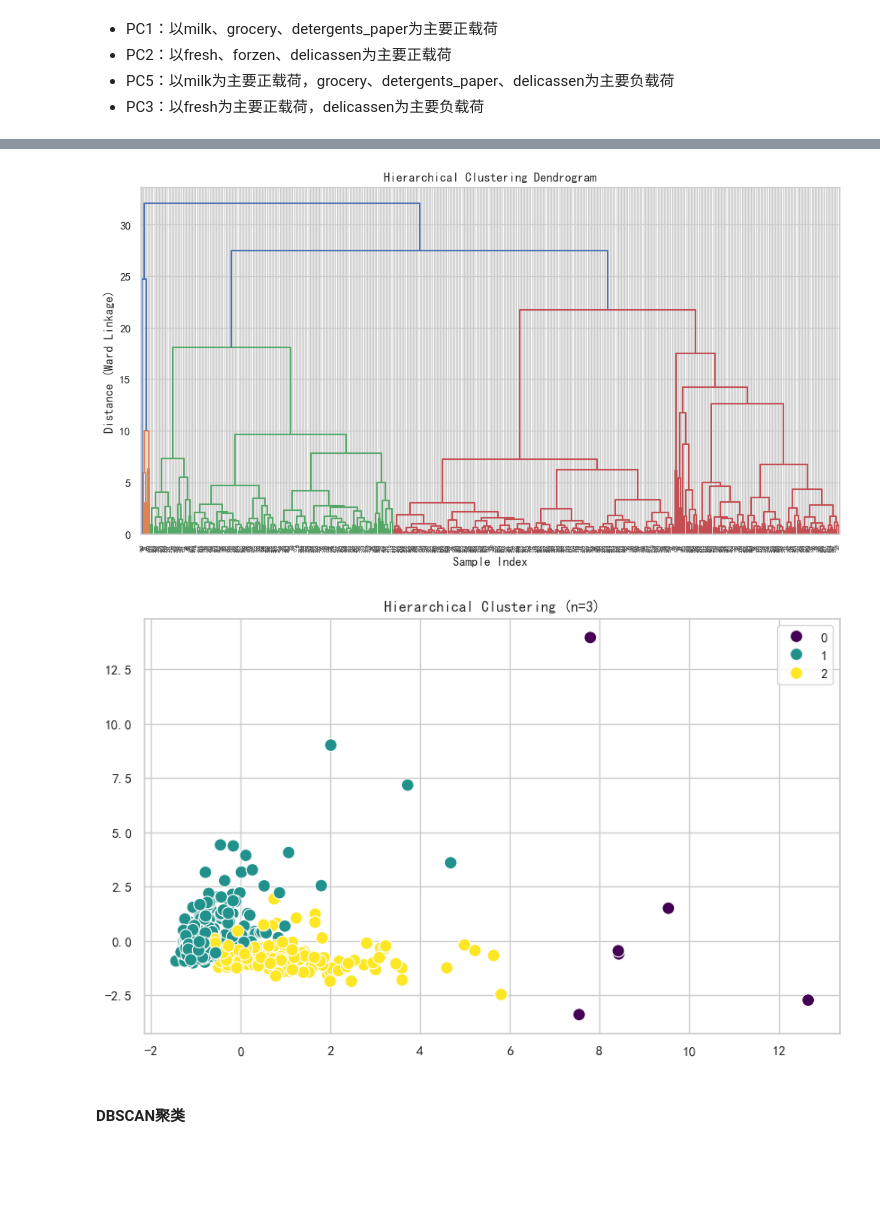
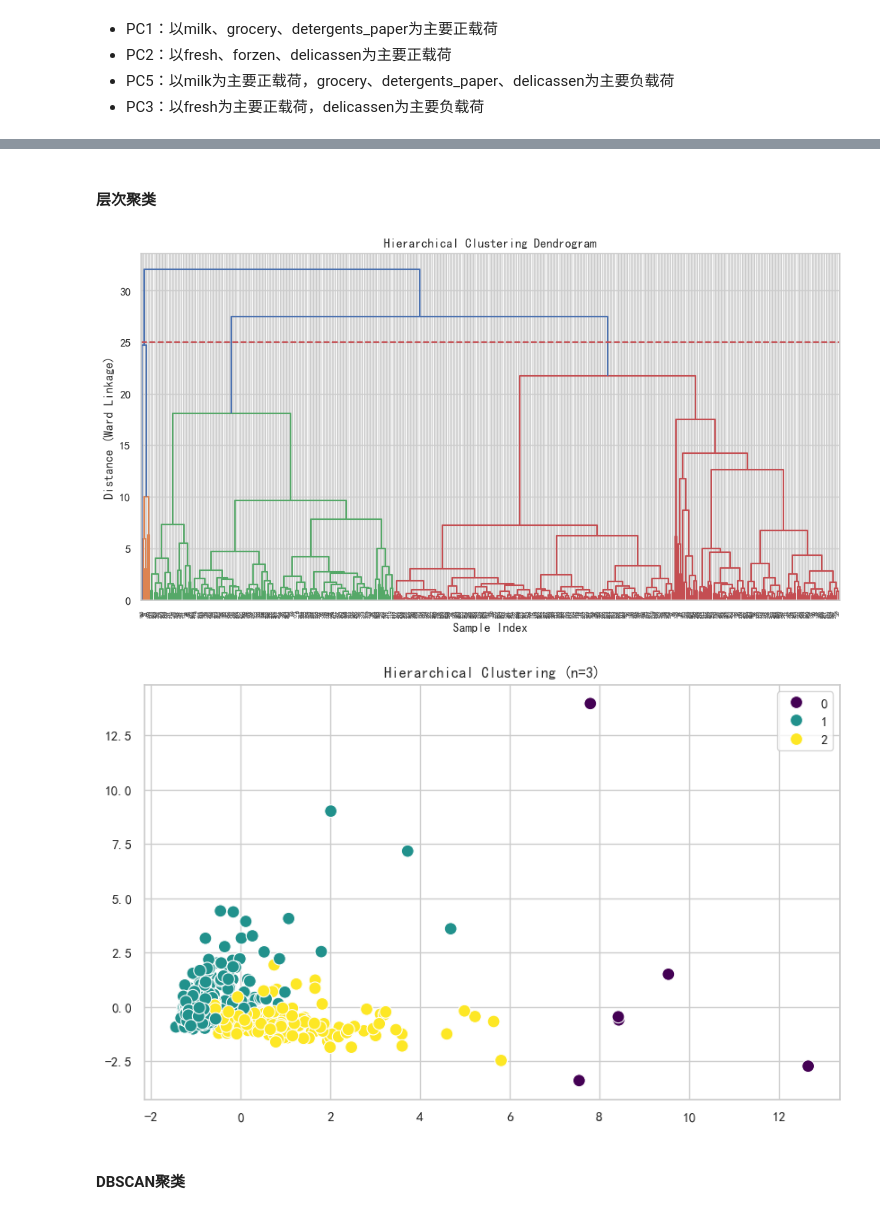
Before and after one commit to VasantLong/ml2025, a Jupyter notebook: hw/课后实践03.ipynb, the cells around one changed output, grey strips where cells are left out. Drawn from its saved outputs; the diff is of its cells as text; code cells hidden in the pictures; blank space fills up the shorter version.

```diff
--- a/hw/课后实践03.ipynb
+++ b/hw/课后实践03.ipynb
@@ -124,23 +153,17 @@ PC6 -0.036025 -0.038040  0.721745 -0.015637         -0.685894   -0.075134
 * PC5：以milk为主要正载荷，grocery、detergents_paper、delicassen为主要负载荷
 * PC3：以fresh为主要正载荷，delicassen为主要负载荷
 # %%
-from sklearn.cluster import KMeans
-from sklearn.metrics import silhouette_score
-
-print("\n--- K-Means 聚类 ---")
-# --- 第一步：手肘法寻找最佳 K 值 ---
+print("\n--- pcs的K-Means 聚类 ---")
 inertia = []
 silhouette_scores = []
 K_range = range(2, 10)  # 尝试 2 到 9 个簇
 
 for k in K_range:
-    # 随机种子 random_state 保证结果可复现
     kmeans = KMeans(n_clusters=k, random_state=42, n_init=10)
-    kmeans.fit(pcs) # 这里既可以用 X_pca，也可以用原始标准化数据 X_scaled
+    kmeans.fit(pcs) # 使用 PCA 降维后的数据进行聚类
     inertia.append(kmeans.inertia_)
     silhouette_scores.append(silhouette_score(pcs, kmeans.labels_))
 
-# 绘制手肘图
 plt.figure(figsize=(12, 5))
 
 plt.subplot(1, 2, 1)
@@ -156,20 +179,17 @@ plt.ylabel('Silhouette Score')
 plt.title('Silhouette Score (Higher is better)')
 plt.show()
 
-# --- 第二步：根据上图选择 K 值进行最终聚类 ---
-# 假设根据图看，k=3 或 k=4 比较合适（拐点位置或轮廓系数最高点）
-best_k = K_range[silhouette_scores.index(max(silhouette_scores))]  # <--- 如果你觉得 3 合适，就改成 3
+best_k = K_range[silhouette_scores.index(max(silhouette_scores))]
 print(f"\n选用 k={best_k} 进行聚类...")
 
 kmeans_final = KMeans(n_clusters=best_k, random_state=42, n_init=10)
-clusters = kmeans_final.fit_predict(pcs)
+clusters_kp = kmeans_final.fit_predict(pcs)
 
-# 将结果存入 DataFrame
-df['Cluster_K'] = clusters
+df['Cluster_Kp'] = clusters_kp
 
 # 可视化结果
 plt.figure(figsize=(10, 6))
-sns.scatterplot(x=pcs[:, 0], y=pcs[:, 1], hue=clusters, palette='viridis', s=100)
+sns.scatterplot(x=pcs[:, 0], y=pcs[:, 1], hue=clusters_kp, palette='viridis', s=100)
 plt.scatter(kmeans_final.cluster_centers_[:, 0], kmeans_final.cluster_centers_[:, 1],
             s=300, c='red', marker='X', label='Centroids') # 标记质心
 plt.title(f'K-Means Clustering (k={best_k})')
@@ -180,40 +200,42 @@ plt.show()
 [figure]
 选用 k=3 进行聚类...
 [figure]
+# %% [markdown]
+#### 层次聚类
 # %%
 from sklearn.cluster import AgglomerativeClustering
 import scipy.cluster.hierarchy as sch
 
 # --- 第一步：绘制树状图 (Dendrogram) ---
 plt.figure(figsize=(12, 6))
 plt.title('Hierarchical Clustering Dendrogram')
 plt.xlabel('Sample Index')
 plt.ylabel('Distance (Ward Linkage)')
 
 # 使用 ward 连接法，最小化簇内方差
 dendrogram = sch.dendrogram(sch.linkage(pcs, method='ward'))
-# 如果想画一条水平线辅助切分，可以加这行：
-# plt.axhline(y=20, color='r', linestyle='--')
+# 画一条水平线辅助切分
+plt.axhline(y=25, color='r', linestyle='--')
 plt.show()
 
 # --- 第二步：根据树状图切分聚类 ---
 # 观察树状图，看最长的纵向线条在哪里被横线切断最合适
-# n_clusters 是你想保留的簇数量
+# n_clusters 想保留的簇数量
 n_clusters_hc = 3
 
 hc = AgglomerativeClustering(n_clusters=n_clusters_hc, linkage='ward')
-clusters = hc.fit_predict(pcs)
+clusters_hp = hc.fit_predict(pcs)# or X_scaled
 
 # 将结果存入 DataFrame
-df['Cluster'] = clusters
+df['Cluster_hp'] = clusters_hp
 
 # 可视化结果
 plt.figure(figsize=(10, 6))
-sns.scatterplot(x=pcs[:, 0], y=pcs[:, 1], hue=clusters, palette='viridis', s=100)
+sns.scatterplot(x=pcs[:, 0], y=pcs[:, 1], hue=clusters_hp, palette='viridis', s=100)
 plt.title(f'Hierarchical Clustering (n={n_clusters_hc})')
 plt.show()
 # %% [output]
-[figure, old version]
+[figure, new version]
 [figure]
 # %% [markdown]
 #### DBSCAN聚类
```
Also changed, not shown: parts of 19 cells of this notebook, 2 other files.
